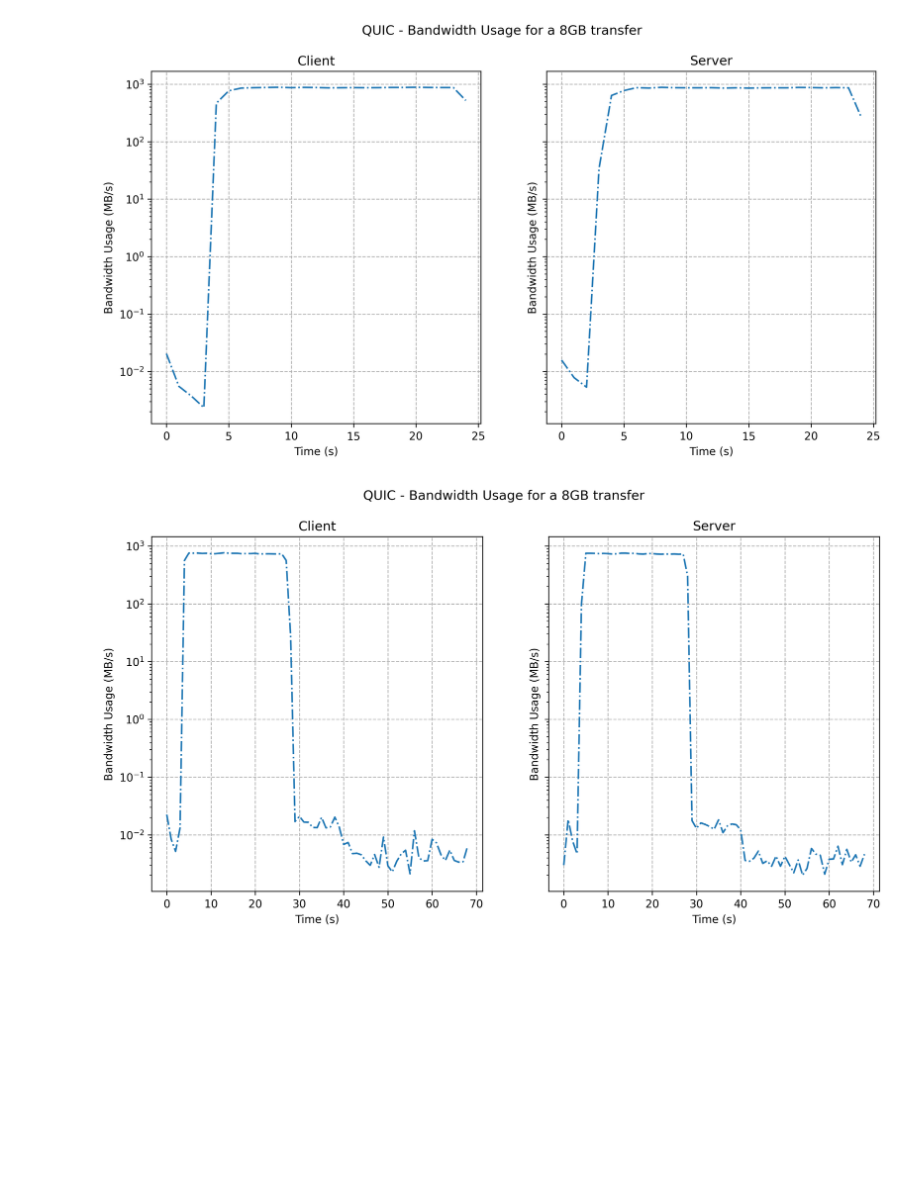
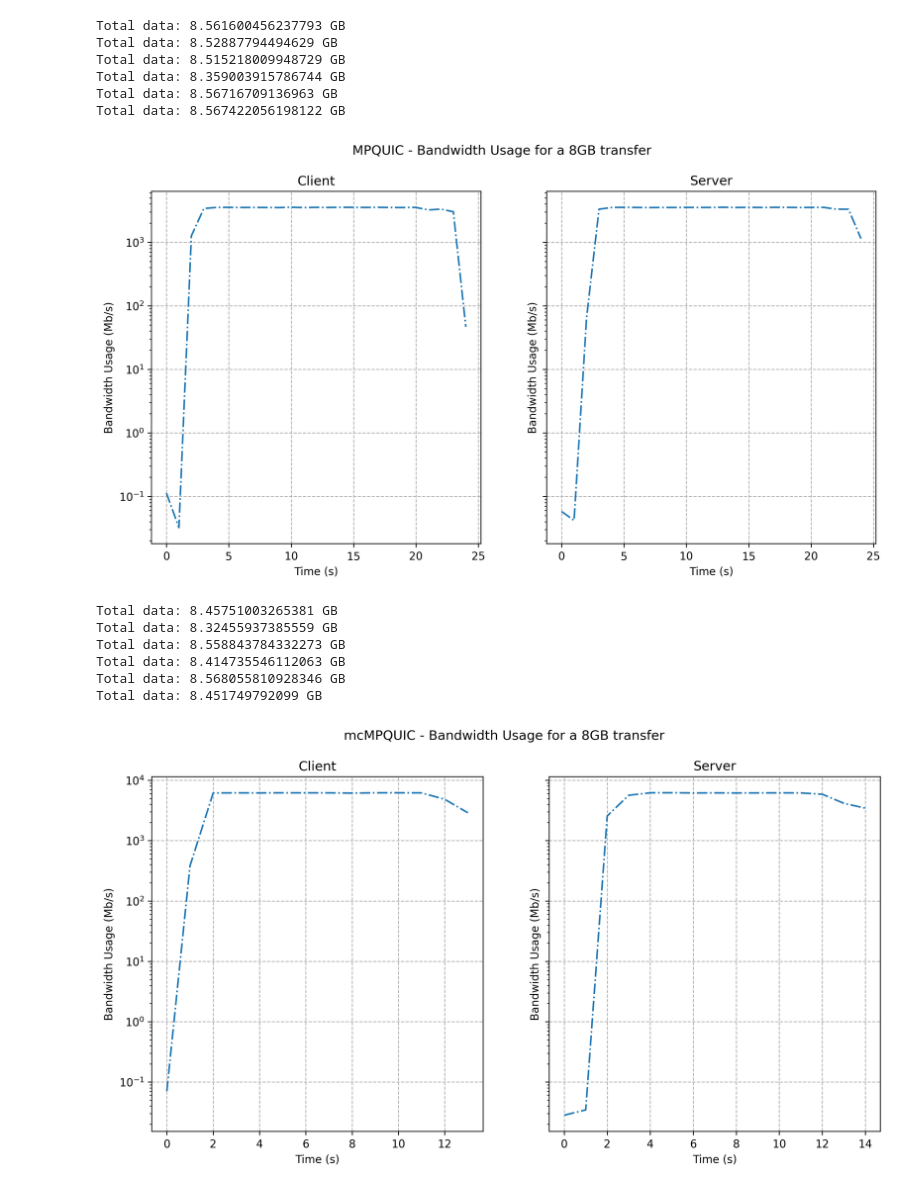
Before and after one commit to vanyingenzi/master_thesis_utilies, a Jupyter notebook: analysis/ifstat_plotting.ipynb, the cells around one changed output. Saved outputs shown, nothing was run; the diff lists cells and outputs as text; code cells hidden in the pictures; blank space fills up the shorter version.

```diff
--- a/analysis/ifstat_plotting.ipynb
+++ b/analysis/ifstat_plotting.ipynb
@@ -12,7 +12,7 @@ DPI=300
 # %%
 root_directory = os.path.dirname("../")
 logs_directory = os.path.join(root_directory, "logs")
-expirements_logs = os.path.join(logs_directory, "logs_2024-03-20T10:48:27")
+expirements_logs = os.path.join(logs_directory, "logs_2024-04-24T12:44:39")
 # %%
 def get_test_start_end_time(time_json_file) -> Tuple[int, int]:
     with open(time_json_file) as f:
@@ -42,7 +42,9 @@ def extract_ifstat_data_file(filename: str, start_time: int, end_time: int, utah
             continue
         data = sum([float(measurement) for measurement in line.split()[1:]])
         data_per_second.append(data)
-    return np.array(data_per_second) / 1024 # Convert to MB
+    sum_data = sum(data_per_second)
+    print(f"Total data: {sum_data / (1024 * 1024)} GB")
+    return np.array(data_per_second) * 8 / 1024 # Convert to Mbps
 
 def extract_ifstat_data_per_role(role_logs: str, start, end, utah_time: bool):
     mpstat_files = [f for f in os.listdir(role_logs) if f.startswith("ifstat_monitor")]
@@ -83,7 +85,7 @@ def extract_ifstat_per_testcase(testcase_logs: str, utah_time: bool):
 def axe_plot(ax: plt.Axes, cpu_util_per_sec, title: str):
     ax.plot(range(len(cpu_util_per_sec)), cpu_util_per_sec, label="Bandwidth Usage", linestyle="dashdot")
     ax.set_xlabel("Time (s)")
-    ax.set_ylabel("Bandwidth Usage (MB/s)")
+    ax.set_ylabel("Bandwidth Usage (Mb/s)")
     ax.set_title(title)
     ax.grid(which='major', zorder=0, linestyle="dashed")
 
@@ -103,10 +105,22 @@ plt.show()
 # %%
-plot_ifstat_impl(os.path.join(expirements_logs, "mpquic_mpquic"), "QUIC", utah_time=False)
+plot_ifstat_impl(os.path.join(expirements_logs, "mpquic_mpquic"), "MPQUIC", utah_time=False)
 plt.show()
 # %% [output]
+Total data: 8.561600456237793 GB
+Total data: 8.52887794494629 GB
+Total data: 8.515218009948729 GB
+Total data: 8.359003915786744 GB
+Total data: 8.56716709136963 GB
+Total data: 8.567422056198122 GB
-[figure, old version]
+[figure, new version]
 # %%
-plot_ifstat_impl(os.path.join(expirements_logs, "mcmpquic_mcmpquic"), "QUIC", utah_time=False)
+plot_ifstat_impl(os.path.join(expirements_logs, "mcmpquic_mcmpquic"), "mcMPQUIC", utah_time=False)
 plt.show()
 # %% [output]
+Total data: 8.45751003265381 GB
+Total data: 8.32455937385559 GB
+Total data: 8.558843784332273 GB
+Total data: 8.414735546112063 GB
+Total data: 8.568055810928346 GB
+Total data: 8.451749792099 GB
-[figure, old version]
+[figure, new version]
```
Also changed, not shown: parts of 1 cell of this notebook, 27 other files.
